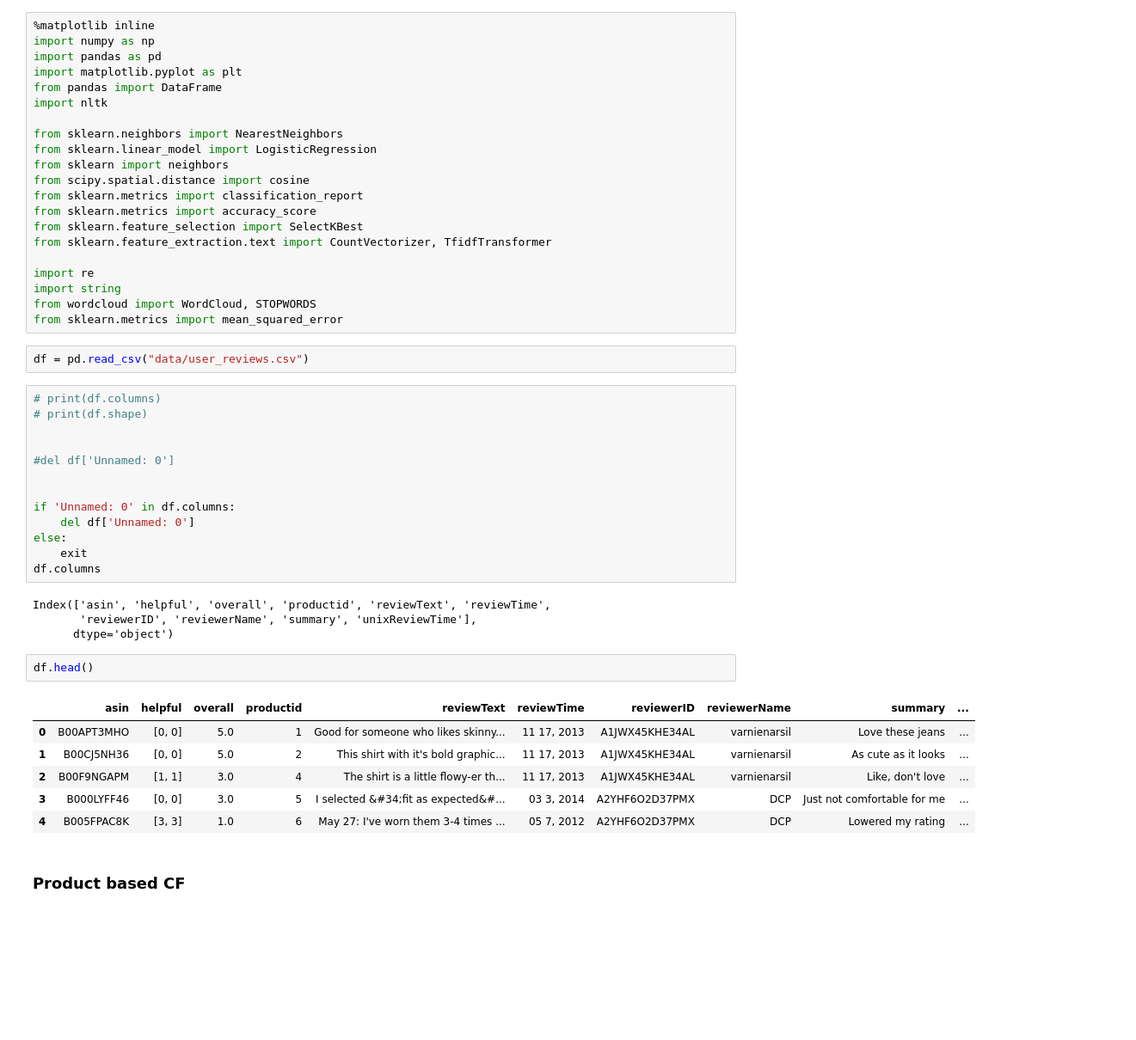
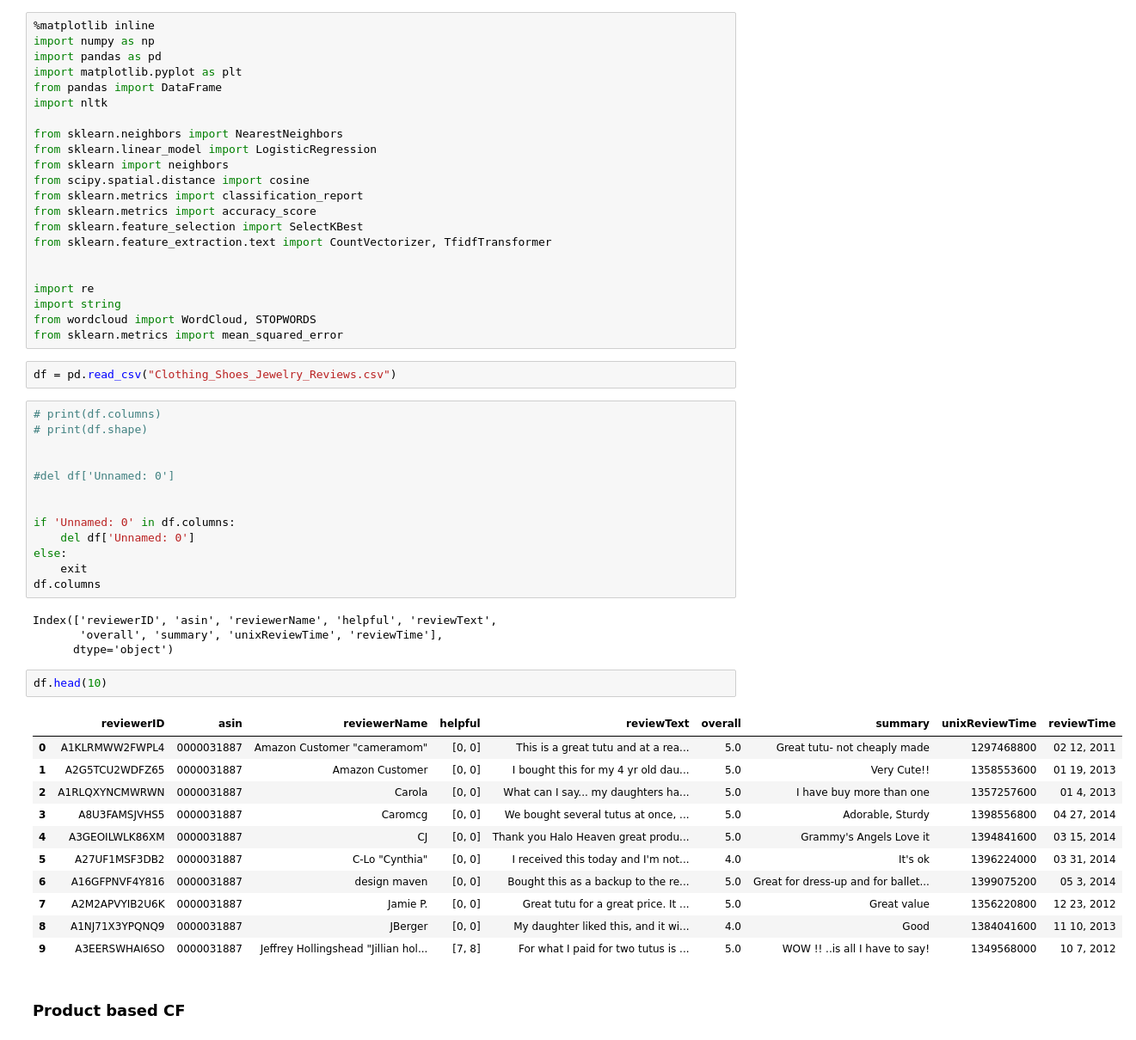
Before and after one commit to rohinimuttur/AmazonRecommenderSystem, a Jupyter notebook: Recommender System.ipynb, the cells around one changed output. Shown at 86% size. Drawn from its saved outputs; the diff is of its cells as text; blank space fills up the shorter version.

```diff
--- a/Recommender System.ipynb
+++ b/Recommender System.ipynb
@@ -15,12 +15,13 @@ from sklearn.metrics import accuracy_score
 from sklearn.feature_selection import SelectKBest
 from sklearn.feature_extraction.text import CountVectorizer, TfidfTransformer
 
+
 import re
 import string
 from wordcloud import WordCloud, STOPWORDS
 from sklearn.metrics import mean_squared_error
 # %%
-df = pd.read_csv("data/user_reviews.csv")
+df = pd.read_csv("Clothing_Shoes_Jewelry_Reviews.csv")
 # %%
 # print(df.columns)
 # print(df.shape)
@@ -35,18 +36,23 @@ else:
     exit
 df.columns
 # %% [output]
-Index(['asin', 'helpful', 'overall', 'productid', 'reviewText', 'reviewTime',
-       'reviewerID', 'reviewerName', 'summary', 'unixReviewTime'],
+Index(['reviewerID', 'asin', 'reviewerName', 'helpful', 'reviewText',
+       'overall', 'summary', 'unixReviewTime', 'reviewTime'],
       dtype='object')
 # %%
-df.head()
+df.head(10)
 # %% [output]
-|  | asin | helpful | overall | productid | reviewText | reviewTime | reviewerID | reviewerName | summary | ... |
-| 0 | B00APT3MHO | [0, 0] | 5.0 | 1 | Good for someone who likes skinny... | 11 17, 2013 | A1JWX45KHE34AL | varnienarsil | Love these jeans | ... |
-| 1 | B00CJ5NH36 | [0, 0] | 5.0 | 2 | This shirt with it's bold graphic... | 11 17, 2013 | A1JWX45KHE34AL | varnienarsil | As cute as it looks | ... |
-| 2 | B00F9NGAPM | [1, 1] | 3.0 | 4 | The shirt is a little flowy-er th... | 11 17, 2013 | A1JWX45KHE34AL | varnienarsil | Like, don't love | ... |
-| 3 | B000LYFF46 | [0, 0] | 3.0 | 5 | I selected &#34;fit as expected&#... | 03 3, 2014 | A2YHF6O2D37PMX | DCP | Just not comfortable for me | ... |
-| 4 | B005FPAC8K | [3, 3] | 1.0 | 6 | May 27: I've worn them 3-4 times ... | 05 7, 2012 | A2YHF6O2D37PMX | DCP | Lowered my rating | ... |
+|  | reviewerID | asin | reviewerName | helpful | reviewText | overall | summary | unixReviewTime | reviewTime |
+| 0 | A1KLRMWW2FWPL4 | 0000031887 | Amazon Customer "cameramom" | [0, 0] | This is a great tutu and at a rea... | 5.0 | Great tutu- not cheaply made | 1297468800 | 02 12, 2011 |
+| 1 | A2G5TCU2WDFZ65 | 0000031887 | Amazon Customer | [0, 0] | I bought this for my 4 yr old dau... | 5.0 | Very Cute!! | 1358553600 | 01 19, 2013 |
+| 2 | A1RLQXYNCMWRWN | 0000031887 | Carola | [0, 0] | What can I say... my daughters ha... | 5.0 | I have buy more than one | 1357257600 | 01 4, 2013 |
+| 3 | A8U3FAMSJVHS5 | 0000031887 | Caromcg | [0, 0] | We bought several tutus at once, ... | 5.0 | Adorable, Sturdy | 1398556800 | 04 27, 2014 |
+| 4 | A3GEOILWLK86XM | 0000031887 | CJ | [0, 0] | Thank you Halo Heaven great produ... | 5.0 | Grammy's Angels Love it | 1394841600 | 03 15, 2014 |
+| 5 | A27UF1MSF3DB2 | 0000031887 | C-Lo "Cynthia" | [0, 0] | I received this today and I'm not... | 4.0 | It's ok | 1396224000 | 03 31, 2014 |
+| 6 | A16GFPNVF4Y816 | 0000031887 | design maven | [0, 0] | Bought this as a backup to the re... | 5.0 | Great for dress-up and for ballet... | 1399075200 | 05 3, 2014 |
+| 7 | A2M2APVYIB2U6K | 0000031887 | Jamie P. | [0, 0] | Great tutu for a great price. It ... | 5.0 | Great value | 1356220800 | 12 23, 2012 |
+| 8 | A1NJ71X3YPQNQ9 | 0000031887 | JBerger | [0, 0] | My daughter liked this, and it wi... | 4.0 | Good | 1384041600 | 11 10, 2013 |
+| 9 | A3EERSWHAI6SO | 0000031887 | Jeffrey Hollingshead "Jillian hol... | [7, 8] | For what I paid for two tutus is ... | 5.0 | WOW !! ..is all I have to say! | 1349568000 | 10 7, 2012 |
 # %% [markdown]
 ### Product based CF
 # %%
```
Also changed, not shown: parts of 52 cells of this notebook, 1 other file.
